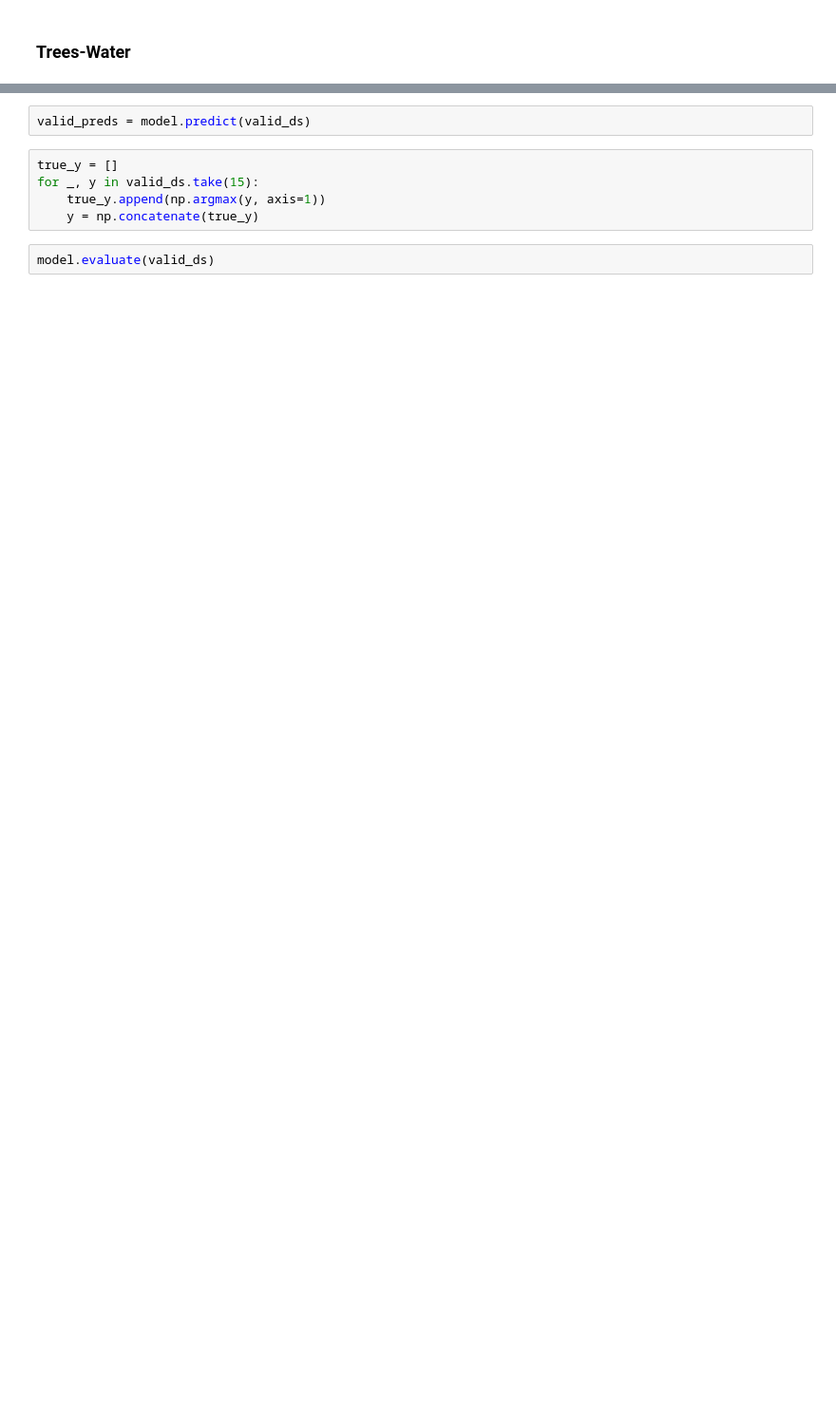
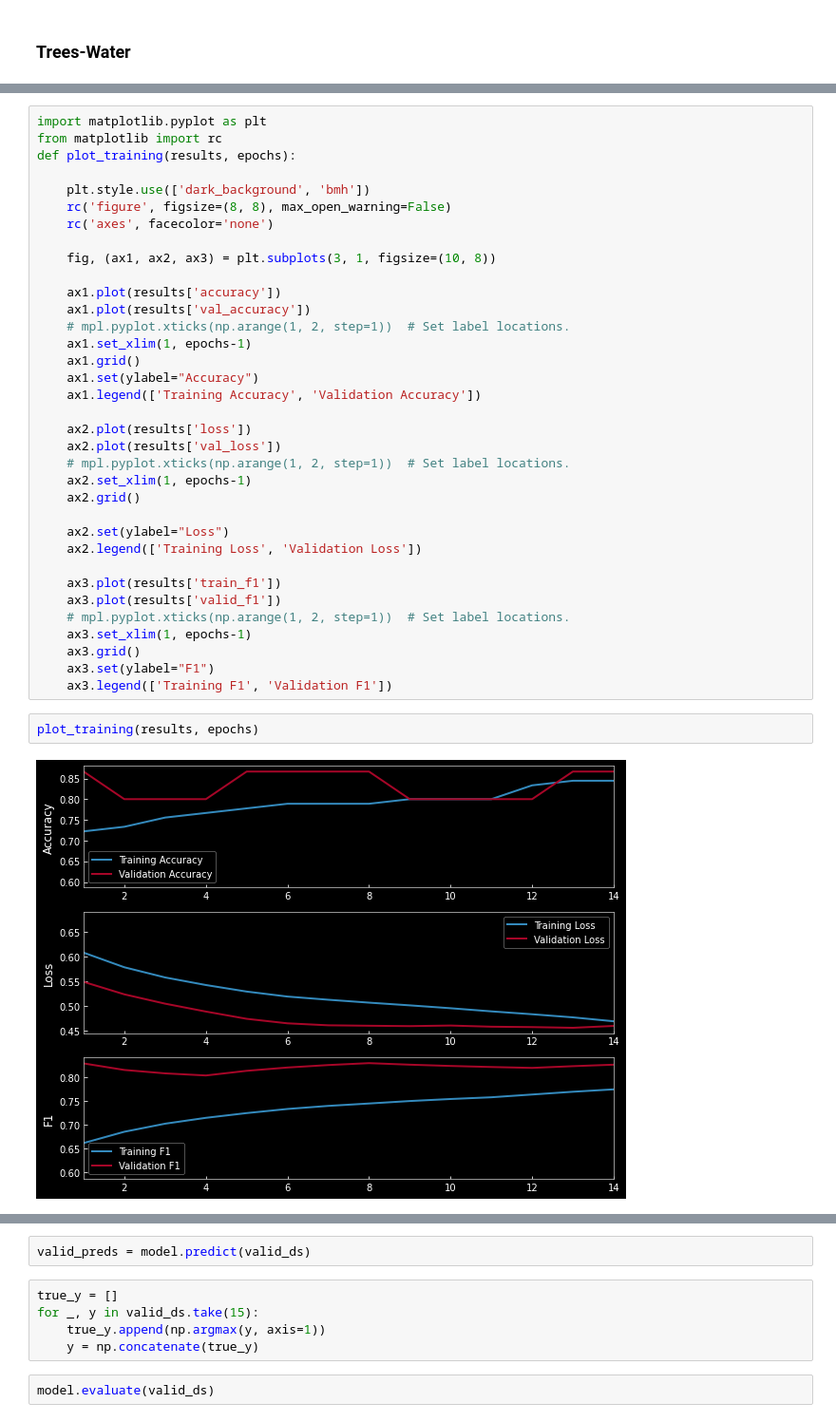
Before and after one commit to sniafas/plants-water, a Jupyter notebook: source/plants-water-train.ipynb, the cells around one changed output, grey strips where cells are left out. Shown at 95% size. Saved outputs shown, nothing was run; the diff lists cells and outputs as text; blank space fills up the shorter version.

```diff
--- a/source/plants-water-train.ipynb
+++ b/source/plants-water-train.ipynb
@@ -263,0 +362,39 @@ model = get_trees_water_model([200,300,3])
+# %%
+import matplotlib.pyplot as plt
+from matplotlib import rc
+def plot_training(results, epochs):
+
+    plt.style.use(['dark_background', 'bmh'])
+    rc('figure', figsize=(8, 8), max_open_warning=False)
+    rc('axes', facecolor='none')
+
+    fig, (ax1, ax2, ax3) = plt.subplots(3, 1, figsize=(10, 8))
+
+    ax1.plot(results['accuracy'])
+    ax1.plot(results['val_accuracy'])
+    # mpl.pyplot.xticks(np.arange(1, 2, step=1))  # Set label locations.
+    ax1.set_xlim(1, epochs-1)
+    ax1.grid()
+    ax1.set(ylabel="Accuracy")
+    ax1.legend(['Training Accuracy', 'Validation Accuracy'])
+
+    ax2.plot(results['loss'])
+    ax2.plot(results['val_loss'])
+    # mpl.pyplot.xticks(np.arange(1, 2, step=1))  # Set label locations.
+    ax2.set_xlim(1, epochs-1)
+    ax2.grid()
+
+    ax2.set(ylabel="Loss")
+    ax2.legend(['Training Loss', 'Validation Loss'])
+
+    ax3.plot(results['train_f1'])
+    ax3.plot(results['valid_f1'])
+    # mpl.pyplot.xticks(np.arange(1, 2, step=1))  # Set label locations.
+    ax3.set_xlim(1, epochs-1)
+    ax3.grid()
+    ax3.set(ylabel="F1")
+    ax3.legend(['Training F1', 'Validation F1'])
+# %%
+plot_training(results, epochs)
+# %% [output]
+[figure, added]
```
Also changed, not shown: parts of 30 cells of this notebook.
